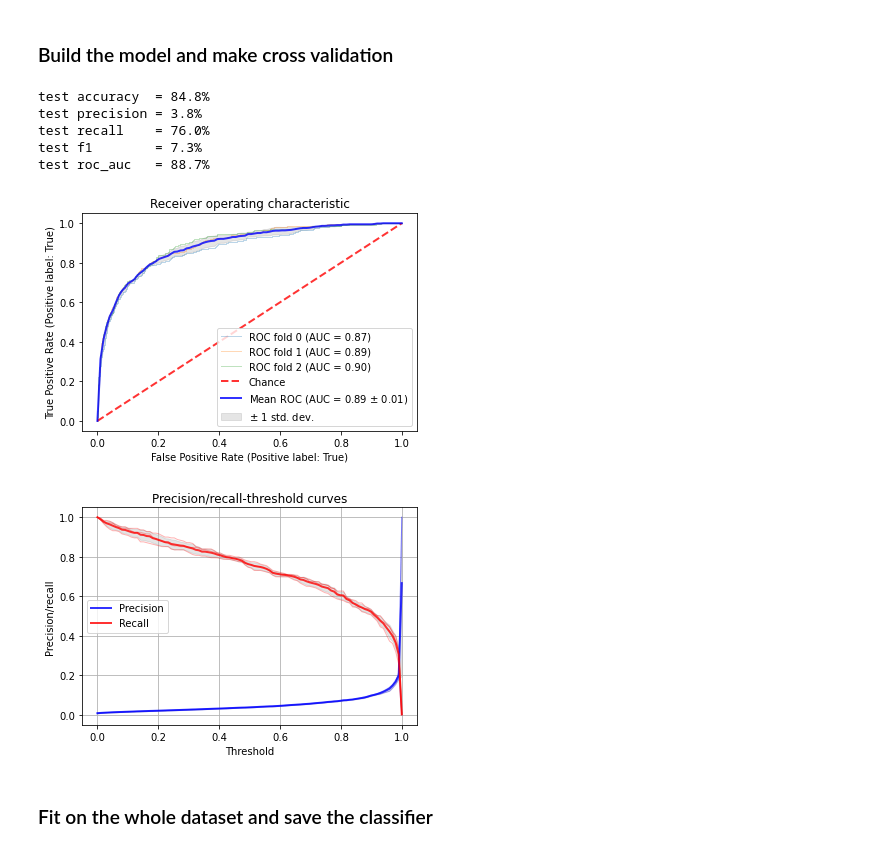
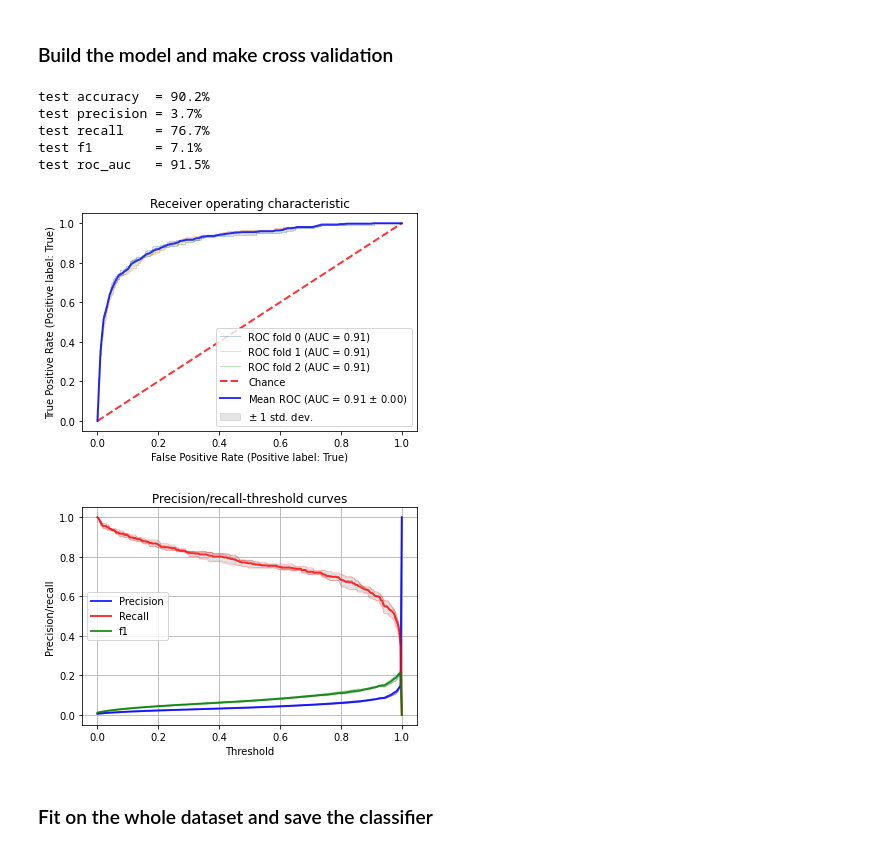
Before and after one commit to borosspeter/arXivRecoSys, a Jupyter notebook: arXivRecoSys.ipynb, the cells around one changed output. Saved outputs shown, nothing was run; the diff lists cells and outputs as text; code cells hidden in the pictures.

```diff
--- a/arXivRecoSys.ipynb
+++ b/arXivRecoSys.ipynb
@@ -49,7 +41,6 @@ stop_words = set(stopwords.words('english'))
 ### Helper functions
 # %%
 def get_authors_FLast(authors):
-    """  """
     r = []
     for author in authors:
         if len(author[1]) == 0: r.append(unidecode.unidecode(author[0]))
@@ -124,28 +115,37 @@ def roc_curve_cv_plot(X, y, cvsplitter, estimators):
     ax.legend(loc="lower right")
     plt.show()
 
-def precision_recall_cv_plot(X, y, cvsplitter, estimators):
+def precision_recall_cv_plot(X, y, cvsplitter, estimators, showf1=False):
     precisions = []
     recalls = []
-    mean_thresholds = np.linspace(0, 1, 100)
+    f1s = []
+    mean_thresholds = np.linspace(0, 1, 251)
 
     fig, ax = plt.subplots()
 
     for i, (train, test) in enumerate(cvsplitter.split(X,y)):
         y_predict_proba = estimators[i].predict_proba(X.iloc[test])[:, 1]
-        precision, recall, thresholds = precision_recall_curve([y[idx] for idx in test], y_predict_proba)
+        precision, recall, thresholds = precision_recall_curve(y[test], y_predict_proba)
         interp_precision = np.interp(mean_thresholds, thresholds, precision[0:-1])
+        interp_precision[-1] = 1.0
         interp_recall = np.interp(mean_thresholds, thresholds, recall[0:-1])
+        interp_recall[-1] = 0.0
+        interp_f1 = interp_precision * interp_recall / (interp_precision + interp_recall) * 2
         precisions.append(interp_precision)
         recalls.append(interp_recall)
+        recalls.append(interp_recall)
+        f1s.append(interp_f1)
         ax.plot(mean_thresholds, interp_precision, color='b', lw=1, alpha=.3)
         ax.plot(mean_thresholds, interp_recall, color='r', lw=1, alpha=.3)
+        if showf1: ax.plot(mean_thresholds, interp_f1, color='g', lw=1, alpha=.3)
 
     mean_precision = np.mean(precisions, axis=0)
     mean_recall = np.mean(recalls, axis=0)
+    mean_f1 = np.mean(f1s, axis=0)
 
     ax.plot(mean_thresholds, mean_precision, color='b', lw=2, alpha=.8, label='Precision')
     ax.plot(mean_thresholds, mean_recall, color='r', lw=2, alpha=.8, label='Recall')
+    if showf1: ax.plot(mean_thresholds, mean_f1, color='g', lw=2, alpha=.8, label='f1')
 
     std_precision = np.std(precisions, axis=0)
     precision_upper = np.minimum(mean_precision + std_precision, 1)
@@ -156,6 +156,11 @@ def precision_recall_cv_plot(X, y, cvsplitter, estimators):
     recall_upper = np.minimum(mean_recall + std_recall, 1)
     recall_lower = np.maximum(mean_recall - std_recall, 0)
     ax.fill_between(mean_thresholds, recall_lower, recall_upper, color='grey', alpha=.2)
+
+    std_f1 = np.std(f1s, axis=0)
+    f1_upper = np.minimum(mean_f1 + std_f1, 1)
+    f1_lower = np.maximum(mean_f1 - std_f1, 0)
+    ax.fill_between(mean_thresholds, f1_lower, f1_upper, color='grey', alpha=.2)
 
     ax.set(xlim=[-0.05, 1.05], ylim=[-0.05, 1.05], title="Precision/recall-threshold curves",
         xlabel='Threshold', ylabel='Precision/recall')
@@ -170,7 +175,7 @@ class LemmaTokenizer:
     def __call__(self, doc):
         return [self.wnl.lemmatize(t) for t in word_tokenize(doc) if t not in self.ignore_tokens]
 
-regex = re.compile('[^a-zA-Z0-9]')
+regex = re.compile('[^a-z0-9]')
 def clear_latex(string):
     s = string.lower()
     #s = re.sub('\\$_{', '_', s)
@@ -254,17 +257,16 @@ number of non-cited papers which in the selected categories = 315271
 # %% [markdown]
 ### Split to X and y
 # %%
-cited_df = pd.read_csv('data/traindataset_cited.csv', index_col=0)
-notcited_df = pd.read_csv('data/traindataset_notcited.csv', index_col=0)
 all_df = pd.read_csv('data/traindataset.csv', index_col=0)
 
 X = all_df[['authors_FLast','title','abstract']]
-y = list(all_df['cited'])
+y = np.array(all_df['relevant'])
 # %% [markdown]
 ### Build the model and make cross validation
 # %%
 tokenizer = LemmaTokenizer()
 token_stop = tokenizer(' '.join(stop_words))
+token_stop = [string for string in token_stop if "'" not in string]
 
 authors_feature = 'authors_FLast'
 authors_transformer = CountVectorizer(lowercase=False, max_features=250)
@@ -311,15 +313,15 @@ scores = cross_validate(classifier, X, y, cv=cvsplitter,
 # %%
 print_score(scores, ['accuracy','precision','recall','f1','roc_auc'], train=False)
 roc_curve_cv_plot(X, y, cvsplitter, scores['estimator'])
-precision_recall_cv_plot(X, y, cvsplitter, scores['estimator'])
+precision_recall_cv_plot(X, y, cvsplitter, scores['estimator'], showf1=True)
 # %% [output]
-test accuracy  = 84.8%
-test precision = 3.8%
-test recall    = 76.0%
-test f1        = 7.3%
-test roc_auc   = 88.7%
+test accuracy  = 90.2%
+test precision = 3.7%
+test recall    = 76.7%
+test f1        = 7.1%
+test roc_auc   = 91.5%
-[figure, old version]
+[figure, new version]
-[figure, old version]
+[figure, new version]
 # %% [markdown]
 ### Fit on the whole dataset and save the classifier
 # %%
```
Also changed, not shown: parts of 11 cells of this notebook, 3 other files.
